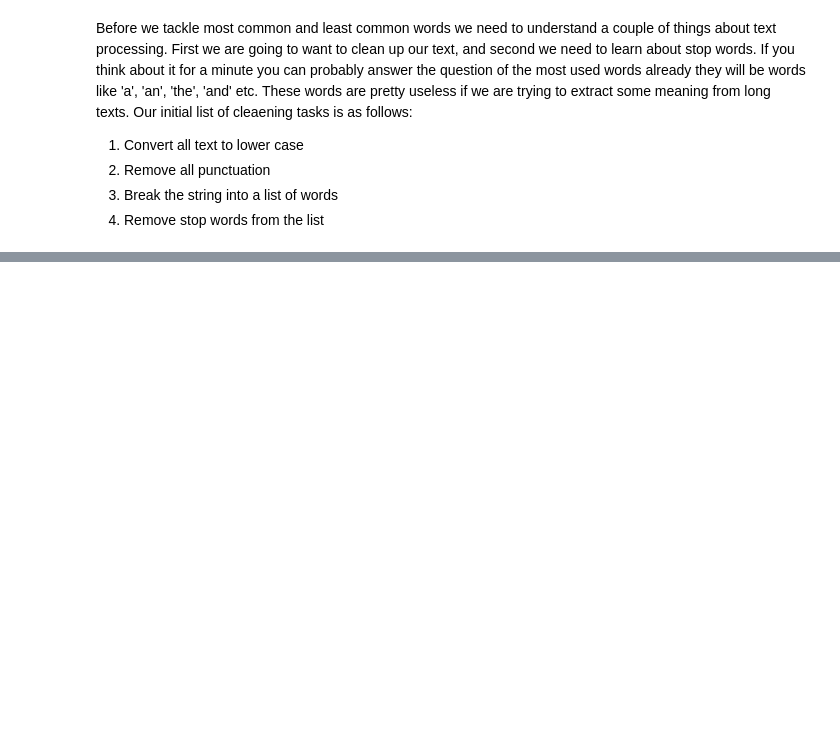
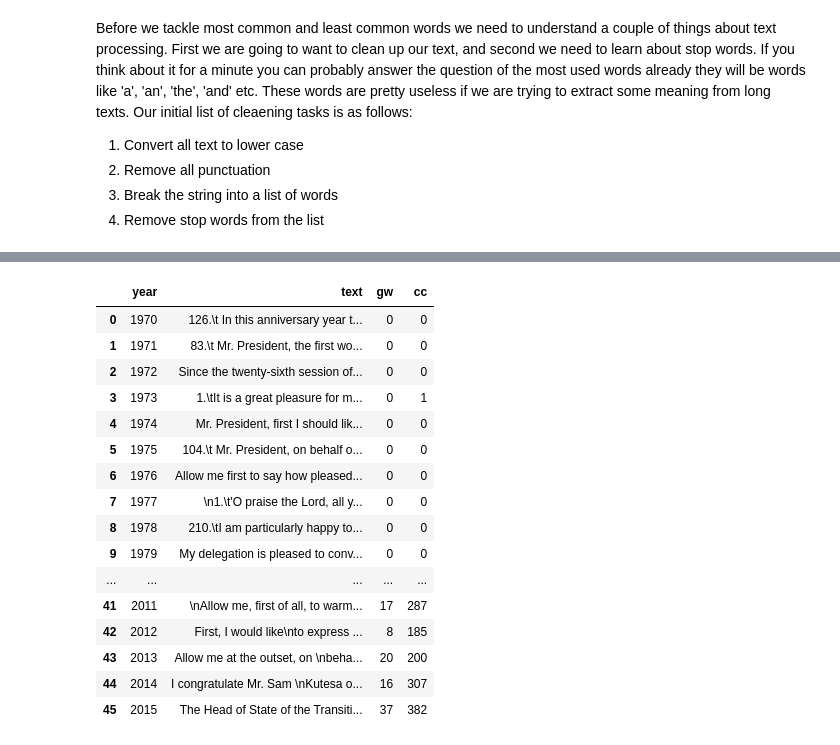
Before and after one commit to RunestoneInteractive/httlads, a Jupyter notebook: UNGeneralDebates.ipynb, the cells around one changed output, grey strips where cells are left out. Saved outputs shown, nothing was run; the diff lists cells and outputs as text; code cells hidden in the pictures; blank space fills up the shorter version.

```diff
--- a/UNGeneralDebates.ipynb
+++ b/UNGeneralDebates.ipynb
@@ -203,0 +366,22 @@ Before we tackle most common and least common words we need to understand a coup
+# %%
+year_summ['gw'] = year_summ.text.str.count('global warming')
+year_summ['cc'] = year_summ.text.str.count('climate change')
+year_summ
+# %% [output]
+|  | year | text | gw | cc |
+| 0 | 1970 | 126.\t In this anniversary year t... | 0 | 0 |
+| 1 | 1971 | 83.\t Mr. President, the first wo... | 0 | 0 |
+| 2 | 1972 | Since the twenty-sixth session of... | 0 | 0 |
+| 3 | 1973 | ﻿1.\tIt is a great pleasure for m... | 0 | 1 |
+| 4 | 1974 | Mr. President, first I should lik... | 0 | 0 |
+| 5 | 1975 | 104.\t Mr. President, on behalf o... | 0 | 0 |
+| 6 | 1976 | Allow me first to say how pleased... | 0 | 0 |
+| 7 | 1977 | ﻿ \n1.\t'O praise the Lord, all y... | 0 | 0 |
+| 8 | 1978 | ﻿210.\tI am particularly happy to... | 0 | 0 |
+| 9 | 1979 | ﻿My delegation is pleased to conv... | 0 | 0 |
+| ... | ... | ... | ... | ... |
+| 41 | 2011 | \nAllow me, first of all, to warm... | 17 | 287 |
+| 42 | 2012 | ﻿First, I would like\nto express ... | 8 | 185 |
+| 43 | 2013 | Allow me at the outset, on \nbeha... | 20 | 200 |
+| 44 | 2014 | I congratulate Mr. Sam \nKutesa o... | 16 | 307 |
+| 45 | 2015 | The Head of State of the Transiti... | 37 | 382 |
```
Also changed, not shown: parts of 31 cells of this notebook, 1 other file.
